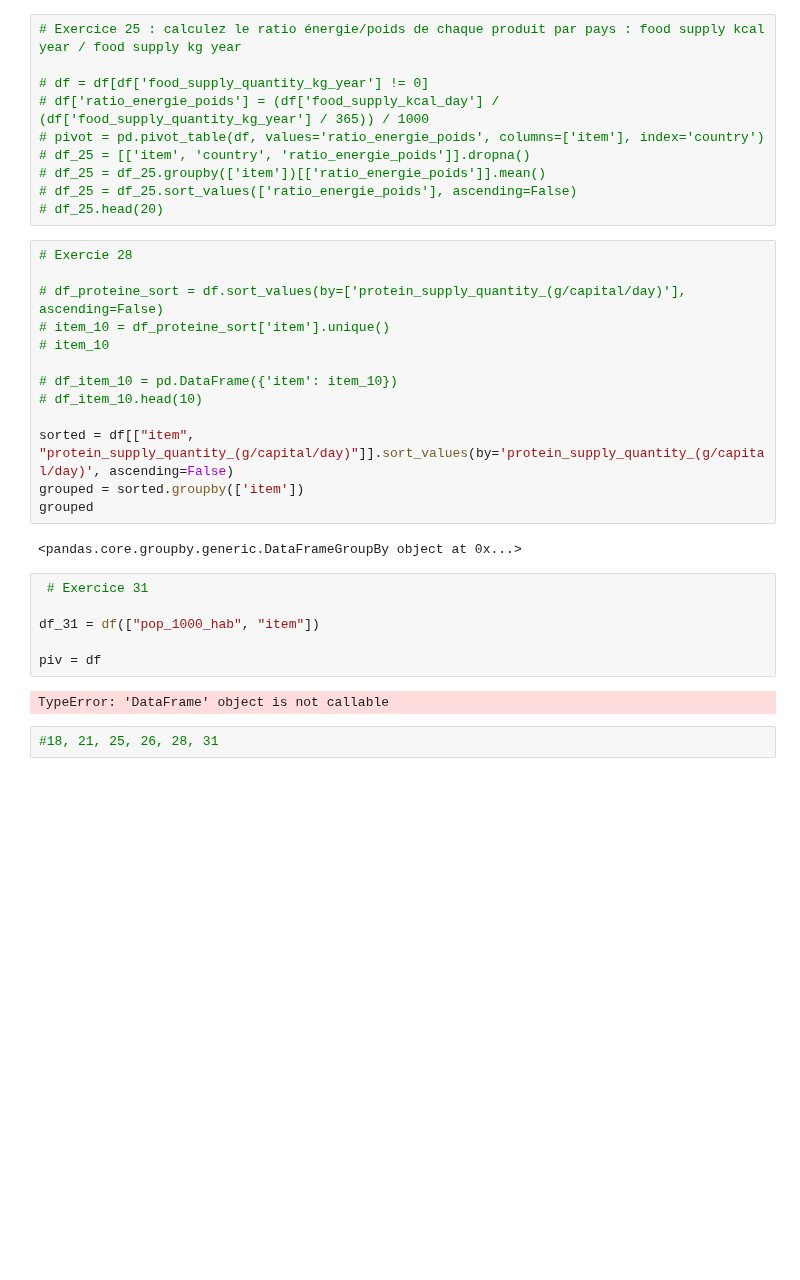
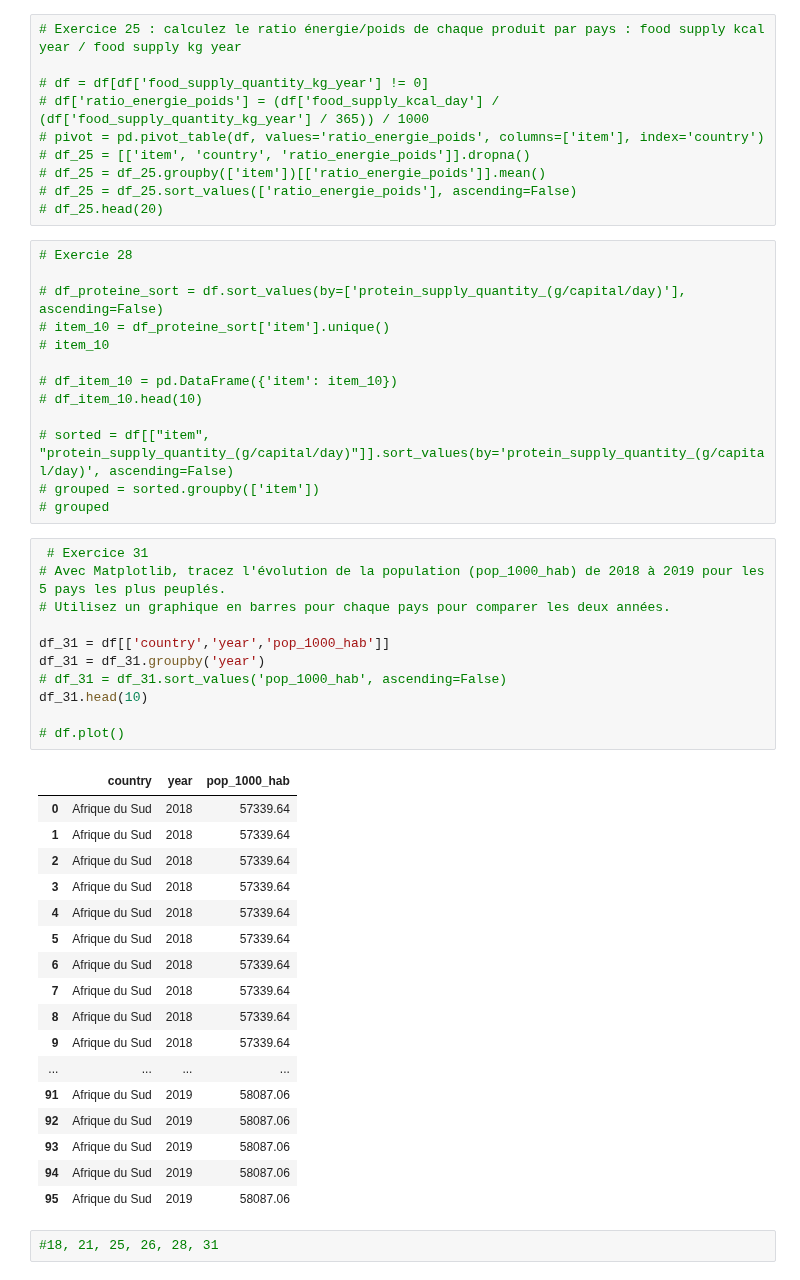
Before and after one commit to Melobgn/Brief-pandas-SEM, a Jupyter notebook: dataframes.ipynb, the cells around one changed output. Drawn from its saved outputs; the diff is of its cells as text; blank space fills up the shorter version.

```diff
--- a/dataframes.ipynb
+++ b/dataframes.ipynb
@@ -390,18 +390,37 @@ La population mondiale de 2019 était de 7704176359 habitants
 # df_item_10 = pd.DataFrame({'item': item_10})
 # df_item_10.head(10)
 
-sorted = df[["item", "protein_supply_quantity_(g/capital/day)"]].sort_values(by='protein_supply_quantity_(g/capital/day)', ascending=False)
-grouped = sorted.groupby(['item'])
-grouped
+# sorted = df[["item", "protein_supply_quantity_(g/capital/day)"]].sort_values(by='protein_supply_quantity_(g/capital/day)', ascending=False)
+# grouped = sorted.groupby(['item'])
+# grouped
-# %% [output]
-<pandas.core.groupby.generic.DataFrameGroupBy object at 0x...>
-# %%
- # Exercice 31
-
-df_31 = df(["pop_1000_hab", "item"])
-
-piv = df
-# %% [output]
-TypeError: 'DataFrame' object is not callable
+# %%
+ # Exercice 31
+# Avec Matplotlib, tracez l'évolution de la population (pop_1000_hab) de 2018 à 2019 pour les 5 pays les plus peuplés.
+# Utilisez un graphique en barres pour chaque pays pour comparer les deux années.
+
+df_31 = df[['country','year','pop_1000_hab']]
+df_31 = df_31.groupby('year')
+# df_31 = df_31.sort_values('pop_1000_hab', ascending=False)
+df_31.head(10)
+
+# df.plot()
+# %% [output]
+|  | country | year | pop_1000_hab |
+| 0 | Afrique du Sud | 2018 | 57339.64 |
+| 1 | Afrique du Sud | 2018 | 57339.64 |
+| 2 | Afrique du Sud | 2018 | 57339.64 |
+| 3 | Afrique du Sud | 2018 | 57339.64 |
+| 4 | Afrique du Sud | 2018 | 57339.64 |
+| 5 | Afrique du Sud | 2018 | 57339.64 |
+| 6 | Afrique du Sud | 2018 | 57339.64 |
+| 7 | Afrique du Sud | 2018 | 57339.64 |
+| 8 | Afrique du Sud | 2018 | 57339.64 |
+| 9 | Afrique du Sud | 2018 | 57339.64 |
+| ... | ... | ... | ... |
+| 91 | Afrique du Sud | 2019 | 58087.06 |
+| 92 | Afrique du Sud | 2019 | 58087.06 |
+| 93 | Afrique du Sud | 2019 | 58087.06 |
+| 94 | Afrique du Sud | 2019 | 58087.06 |
+| 95 | Afrique du Sud | 2019 | 58087.06 |
 # %%
 #18, 21, 25, 26, 28, 31
```
